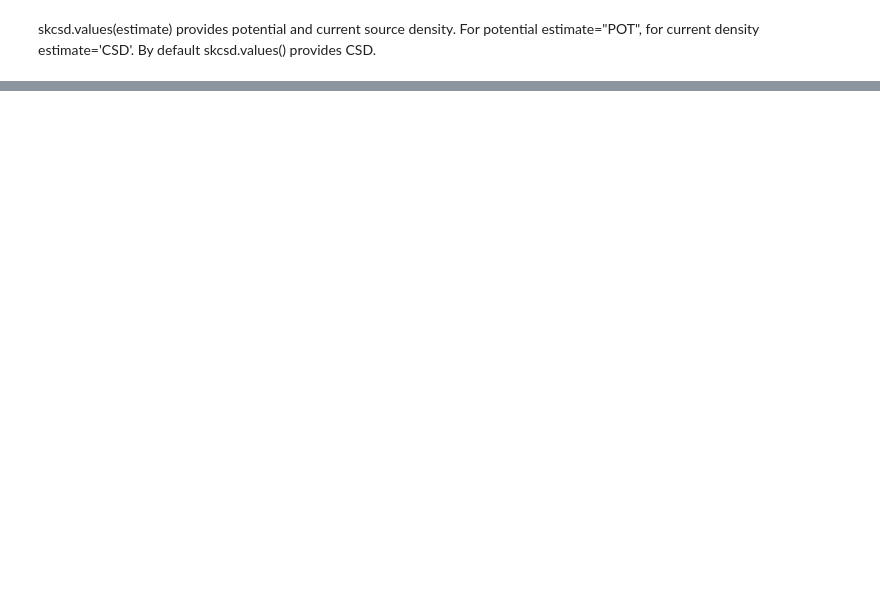
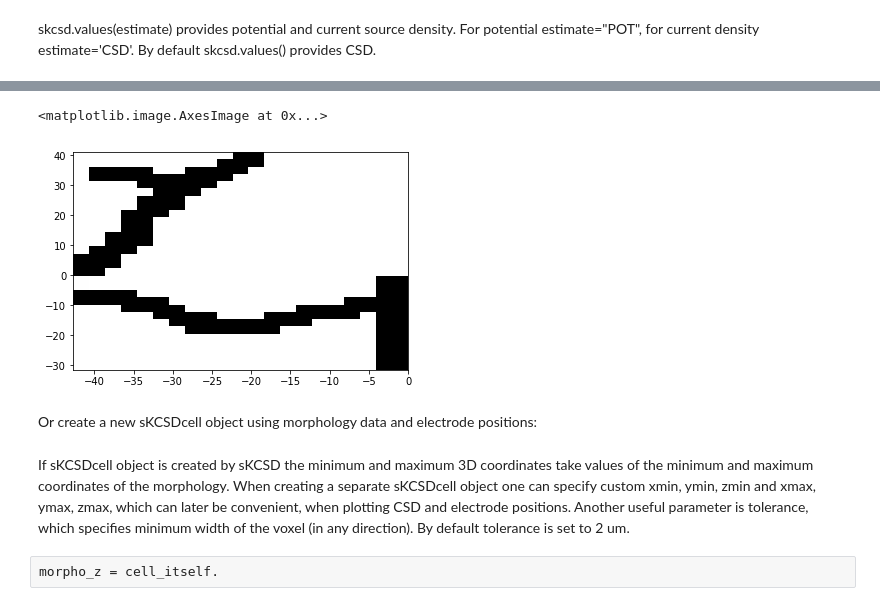
Before and after one commit to Neuroinflab/kCSD-python, a Jupyter notebook: tutorials/skcsd_tutorial.ipynb, the cells around one changed output, grey strips where cells are left out. Drawn from its saved outputs; the diff is of its cells as text; code cells hidden in the pictures; blank space fills up the shorter version.

```diff
--- a/tutorials/skcsd_tutorial.ipynb
+++ b/tutorials/skcsd_tutorial.ipynb
@@ -107,0 +116,10 @@ Text(0.5,1,'estimated current density')
+# %%
+morpho_z, extent = ker.cell.draw_cell2D(axis=2)
+# %%
+fig, ax = plt.subplots(1, 1)
+ax.imshow(morpho_z, origin="lower", aspect="auto", interpolation="none", extent=extent)
+# %% [output]
+<matplotlib.image.AxesImage at 0x...>
+[figure, added]
+# %% [markdown]
+Or create a new sKCSDcell object using morphology data and electrode positions:
@@ -107,0 +128,2 @@ Text(0.5,1,'estimated current density')
+# %% [markdown]
+If sKCSDcell object is created by sKCSD the minimum and maximum 3D coordinates take values of the minimum and maximum coordinates of the morphology. When creating a separate sKCSDcell object one can specify custom xmin, ymin, zmin and xmax, ymax, zmax, which can later be convenient, when plotting CSD and electrode positions. Another useful parameter is tolerance, which specifies minimum width of the voxel (in any direction). By default tolerance is set to 2 um.
@@ -107,0 +141,2 @@ Text(0.5,1,'estimated current density')
+# %% [raw]
+morpho_z = cell_itself.
```
Also changed, not shown: parts of 10 cells of this notebook.
